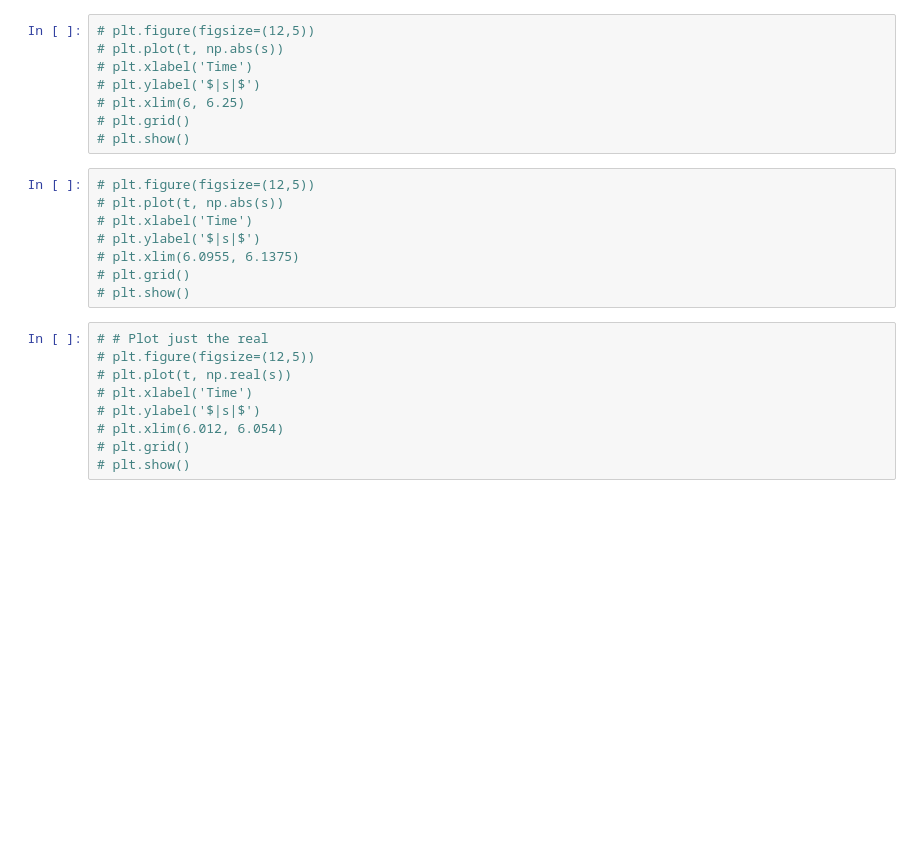
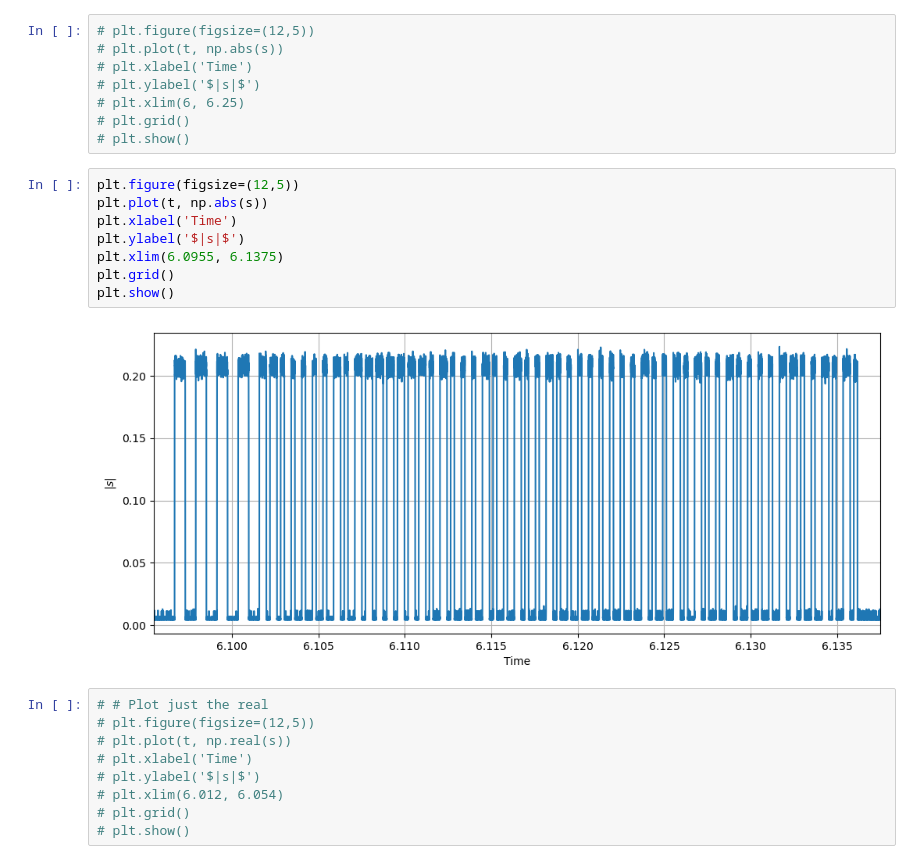
Before and after one commit to matthewself12/JupyterLabFiles, a Jupyter notebook: IQ_Analysis.ipynb, the cells around one changed output. Drawn from its saved outputs; the diff is of its cells as text; blank space fills up the shorter version.

```diff
--- a/IQ_Analysis.ipynb
+++ b/IQ_Analysis.ipynb
@@ -96,13 +112,15 @@ def compare_byteStrings(b1, b2, b3):
 # plt.grid()
 # plt.show()
 # %%
-# plt.figure(figsize=(12,5))
-# plt.plot(t, np.abs(s))
-# plt.xlabel('Time')
-# plt.ylabel('$|s|$')
-# plt.xlim(6.0955, 6.1375)
-# plt.grid()
-# plt.show()
+plt.figure(figsize=(12,5))
+plt.plot(t, np.abs(s))
+plt.xlabel('Time')
+plt.ylabel('$|s|$')
+plt.xlim(6.0955, 6.1375)
+plt.grid()
+plt.show()
+# %% [output]
+[figure, added]
 # %%
 # # Plot just the real
 # plt.figure(figsize=(12,5))
```
Also changed, not shown: parts of 4 cells of this notebook, 2 other files.
